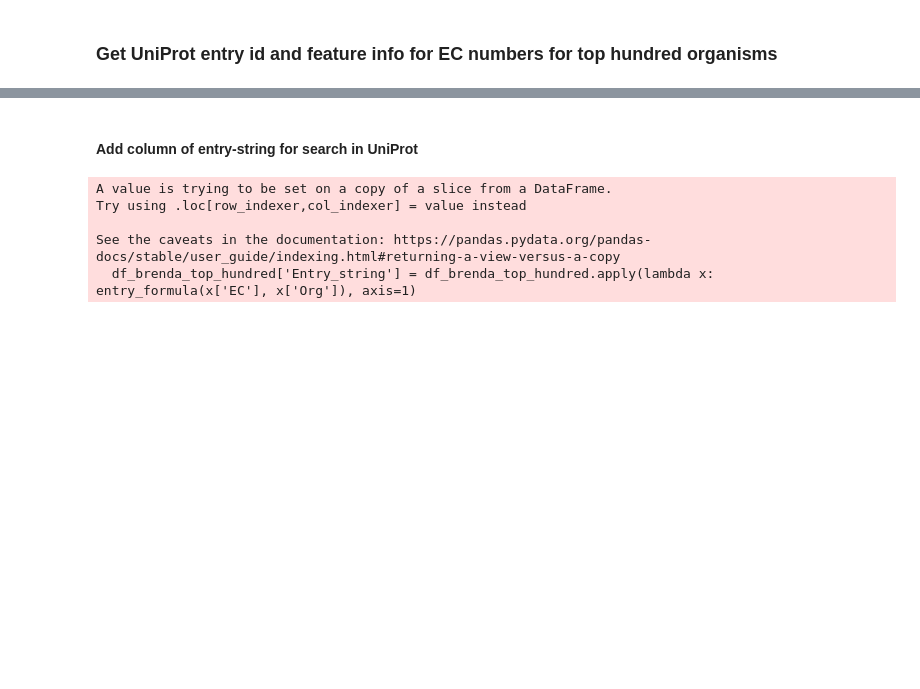
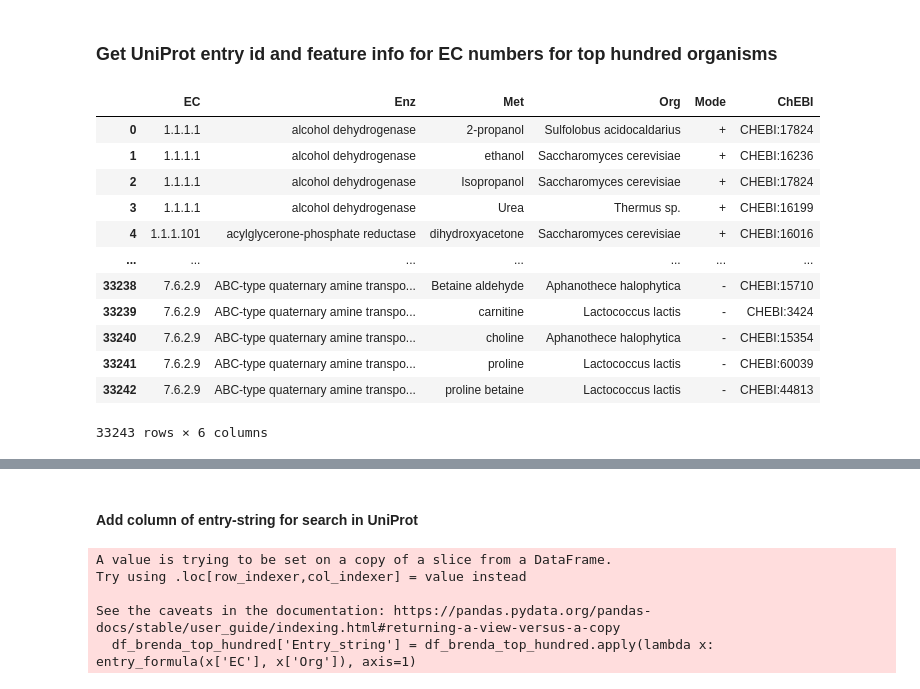
Before and after one commit to elinsroed/predicting-allostery, a Jupyter notebook: Download_features.ipynb, the cells around one changed output, grey strips where cells are left out. Saved outputs shown, nothing was run; the diff lists cells and outputs as text; code cells hidden in the pictures; blank space fills up the shorter version.

```diff
--- a/Download_features.ipynb
+++ b/Download_features.ipynb
@@ -10,6 +10,22 @@ import ast
 # %%
 #Get cleaned data from BRENDA
 df_brenda = pd.read_csv('BRENDA_interactions_intracellular.txt', index_col=0, header=0)
+# %%
+df_brenda
+# %% [output]
+|  | EC | Enz | Met | Org | Mode | ChEBI |
+| 0 | 1.1.1.1 | alcohol dehydrogenase | 2-propanol | Sulfolobus acidocaldarius | + | CHEBI:17824 |
+| 1 | 1.1.1.1 | alcohol dehydrogenase | ethanol | Saccharomyces cerevisiae | + | CHEBI:16236 |
+| 2 | 1.1.1.1 | alcohol dehydrogenase | Isopropanol | Saccharomyces cerevisiae | + | CHEBI:17824 |
+| 3 | 1.1.1.1 | alcohol dehydrogenase | Urea | Thermus sp. | + | CHEBI:16199 |
+| 4 | 1.1.1.101 | acylglycerone-phosphate reductase | dihydroxyacetone | Saccharomyces cerevisiae | + | CHEBI:16016 |
+| ... | ... | ... | ... | ... | ... | ... |
+| 33238 | 7.6.2.9 | ABC-type quaternary amine transpo... | Betaine aldehyde | Aphanothece halophytica | - | CHEBI:15710 |
+| 33239 | 7.6.2.9 | ABC-type quaternary amine transpo... | carnitine | Lactococcus lactis | - | CHEBI:3424 |
+| 33240 | 7.6.2.9 | ABC-type quaternary amine transpo... | choline | Aphanothece halophytica | - | CHEBI:15354 |
+| 33241 | 7.6.2.9 | ABC-type quaternary amine transpo... | proline | Lactococcus lactis | - | CHEBI:60039 |
+| 33242 | 7.6.2.9 | ABC-type quaternary amine transpo... | proline betaine | Lactococcus lactis | - | CHEBI:44813 |
+33243 rows × 6 columns
 # %%
 #Get the top hundred organisms from previously created file
 top_hundred_list = pd.read_csv('top_hundred_organisms.txt', sep='\t', index_col=0)['Org'].tolist()
```
Also changed, not shown: parts of 10 cells of this notebook, 1 other file.
